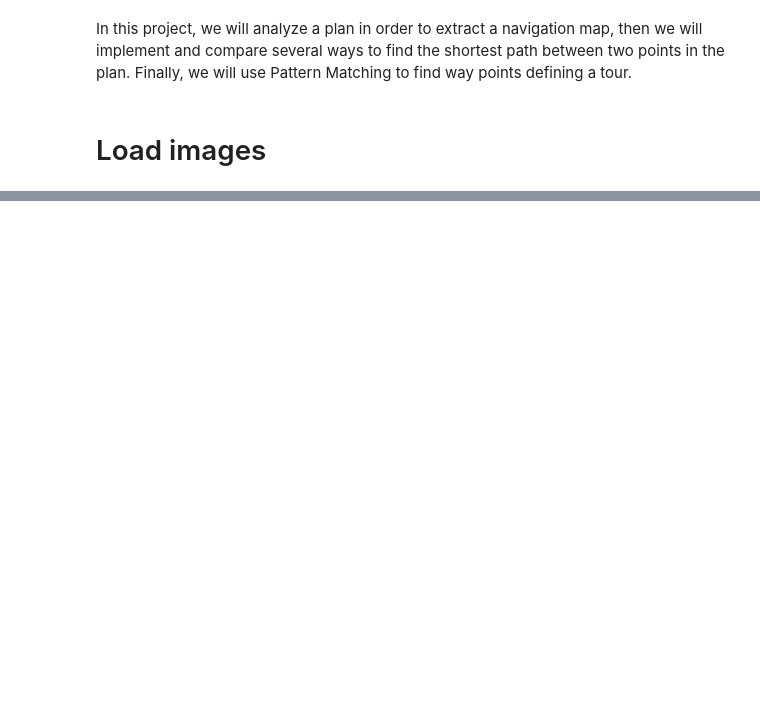
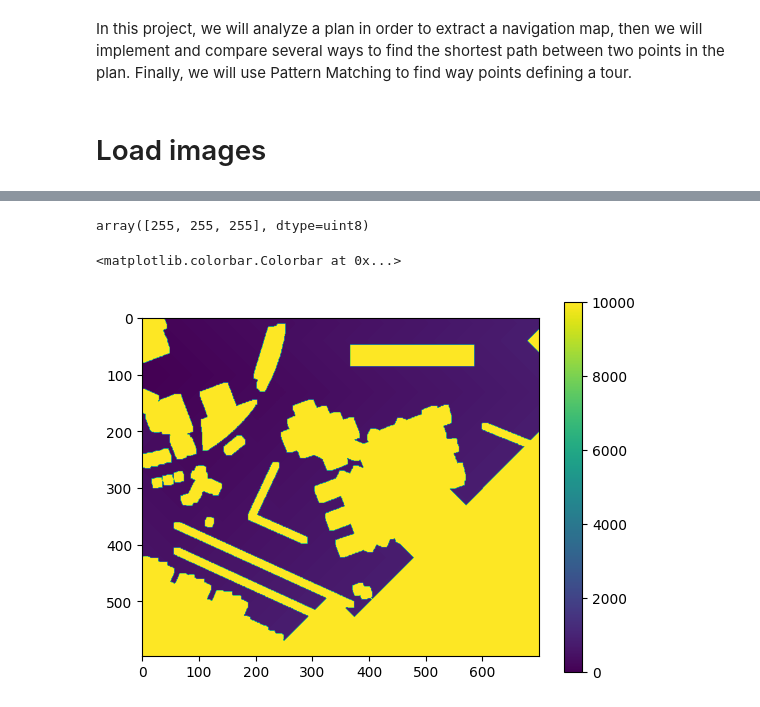
Before and after one commit to ba-talibe/TP_Image_Processing, a Jupyter notebook: Path Finding/path_finding.ipynb, the cells around one changed output, grey strips where cells are left out. Drawn from its saved outputs; the diff is of its cells as text; code cells hidden in the pictures; blank space fills up the shorter version.

```diff
--- a/Path Finding/path_finding.ipynb
+++ b/Path Finding/path_finding.ipynb
@@ -49,0 +145,40 @@ Text(0.5, 1.0, 'thresholded_map')
+# %%
+
+Point.set_point_space(thresholded_map)
+Point.wall_pixel = [0, 255, 0]
+
+start_point = Point(100, 10)
+end_point = Point(300, 600)
+thresholded_map[end_point.coord]
+# %% [output]
+array([255, 255, 255], dtype=uint8)
+# %%
+
+Point.set_point_space(thresholded_map)
+Point.wall_pixel = [0, 255, 0]
+
+start_point = Point(100, 10)
+end_point = Point(300, 600)
+
+
+
+M = 10000*np.ones(thresholded_map.shape[:2])
+M[start_point.coord] = 0
+list_point : List[Point] = []
+list_point = [start_point]
+
+while  len(list_point) >0  and end_point not in list_point:
+    p0 = list_point[0]
+    for neighbor in p0.foor_accessible_neighbors():
+        if M[p0.coord] + 1 < M[neighbor]:
+            M[neighbor] =  M[p0.coord] + 1
+            list_point.append(Point(*neighbor))
+    list_point.pop(0)
+        #list_point = sorted(list_point, key=lambda x: x.h)
+
+
+plt.imshow(M)
+plt.colorbar()
+# %% [output]
+<matplotlib.colorbar.Colorbar at 0x...>
+[figure, added]
```
Also changed, not shown: parts of 16 cells of this notebook.
